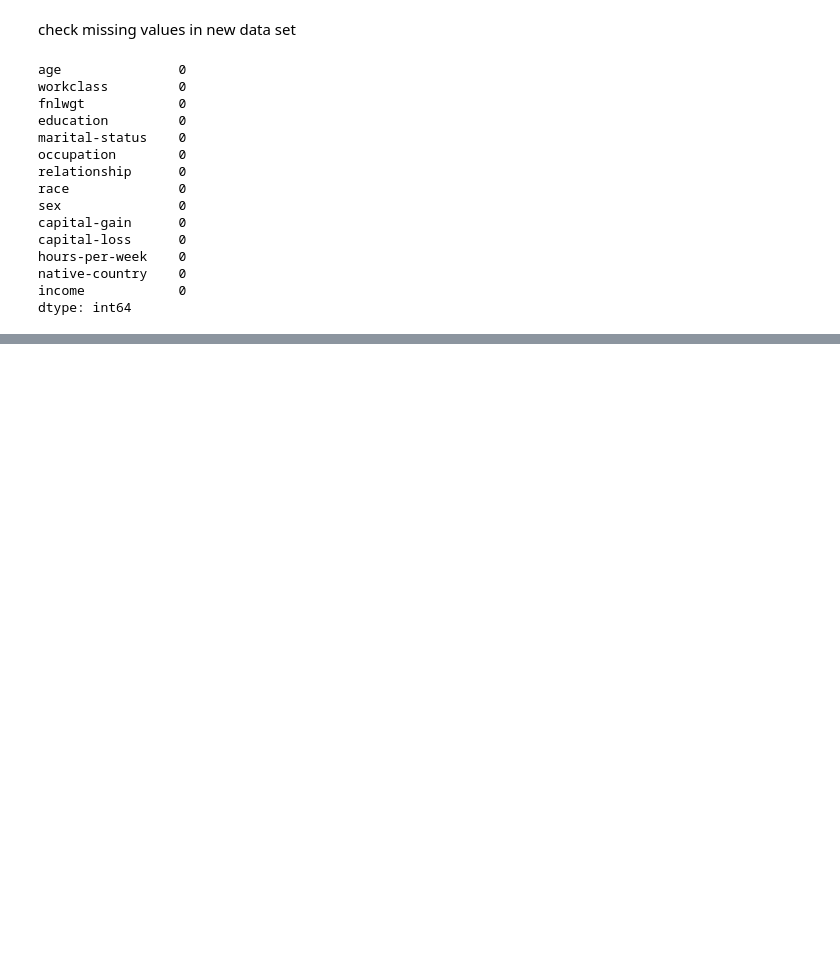
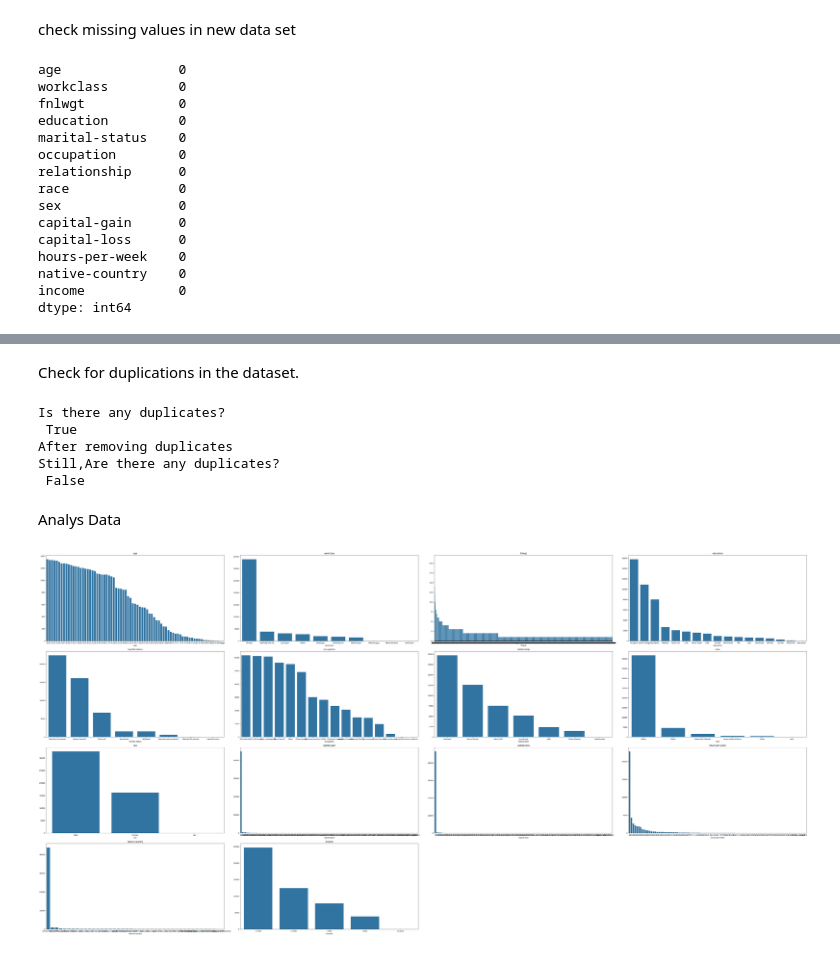
Before and after one commit to DeminiRajakaruna/Adult-Income-Analysis, a Jupyter notebook: Data_Process.ipynb, the cells around one changed output, grey strips where cells are left out. Drawn from its saved outputs; the diff is of its cells as text; code cells hidden in the pictures; blank space fills up the shorter version.

Commit message:
Finish data process part

```diff
--- a/Data_Process.ipynb
+++ b/Data_Process.ipynb
@@ -298,0 +328,32 @@ dtype: int64
+# %% [markdown]
+Check for duplications in the dataset.
+# %%
+import pandas as pd
+
+df = pd.read_excel("D:\DESKTOP\CW ML\Adult-Income-Analysis\second_dataset.xlsx")
+print(f"Is there any duplicates? \n {df.duplicated().any()}")
+df = df.drop_duplicates()
+print(f"After removing duplicates\nStill,Are there any duplicates? \n {df.duplicated().any()}")
+# %% [output]
+Is there any duplicates?
+ True
+After removing duplicates
+Still,Are there any duplicates?
+ False
+# %% [markdown]
+Analys Data
+# %%
+import matplotlib.pyplot as plt
+import seaborn as sns
+
+plt.figure(figsize=(60, 30))
+for i, col in enumerate(df.columns):
+    plt.subplot(4, 4, i+1)
+    value_counts = df[col].value_counts()
+    sns.barplot(x=value_counts.index, y=value_counts.values)
+    plt.title(col)
+
+plt.tight_layout()
+plt.show()
+# %% [output]
+[figure, added]
```
Also changed, not shown: parts of 6 cells of this notebook, 3 other files.
